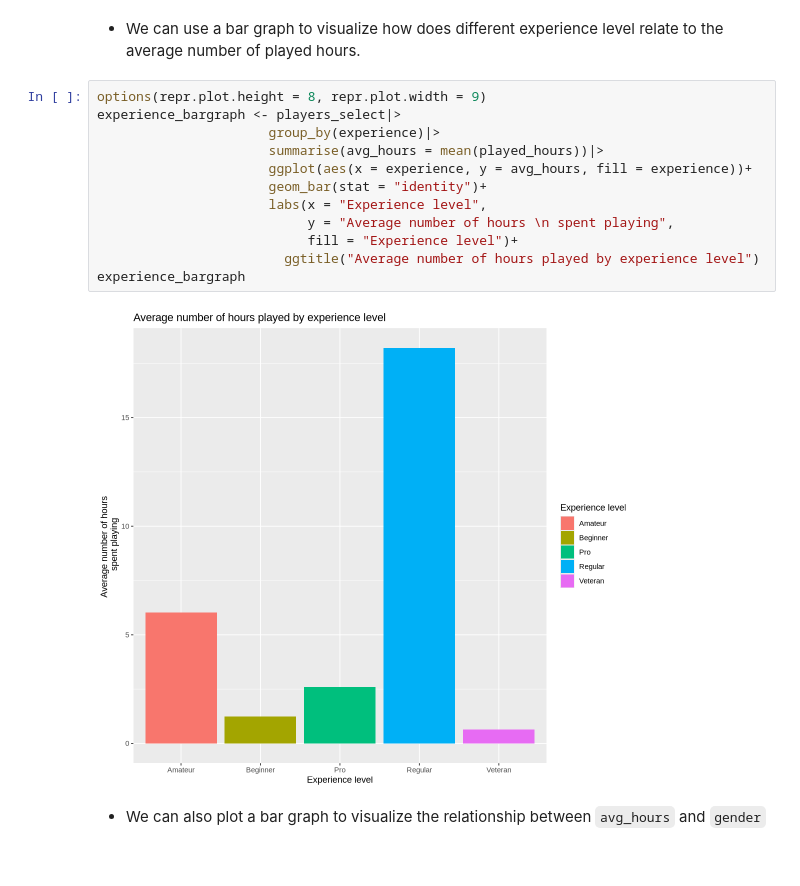
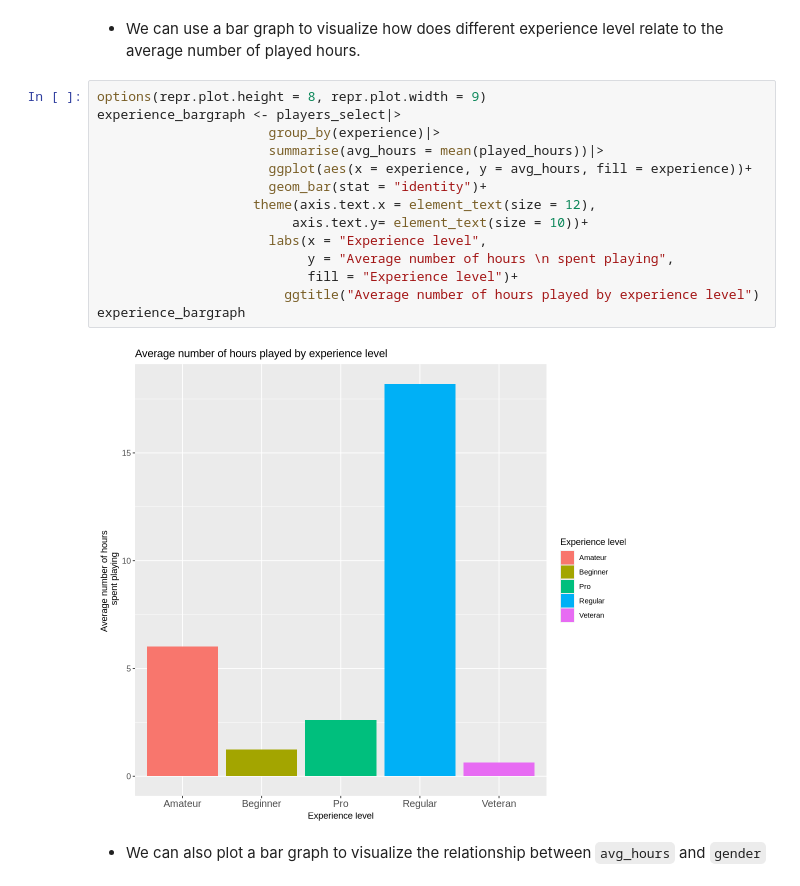
Before and after one commit to puneetarora22/IndividualProjectDSCI100_Puneet_Arora, a Jupyter notebook: IndividualProject.ipynb, the cells around one changed output. Cells and saved outputs as stored; diff of their text form.

````diff
--- a/IndividualProject.ipynb
+++ b/IndividualProject.ipynb
@@ -215,17 +215,19 @@ A tibble: 196 × 3
 # %%
 options(repr.plot.height = 8, repr.plot.width = 9)
 experience_bargraph <- players_select|>
                       group_by(experience)|>
                       summarise(avg_hours = mean(played_hours))|>
                       ggplot(aes(x = experience, y = avg_hours, fill = experience))+
                       geom_bar(stat = "identity")+
+                    theme(axis.text.x = element_text(size = 12),
+                         axis.text.y= element_text(size = 10))+
                       labs(x = "Experience level",
                            y = "Average number of hours \n spent playing",
                            fill = "Experience level")+
                         ggtitle("Average number of hours played by experience level")
 experience_bargraph
 # %% [output]
-[figure, old version]
+[figure, new version]
 # %% [markdown]
 - We can also plot a bar graph to visualize the relationship between ```avg_hours``` and ```gender```
 # %%
````
Also changed, not shown: parts of 2 cells of this notebook.
